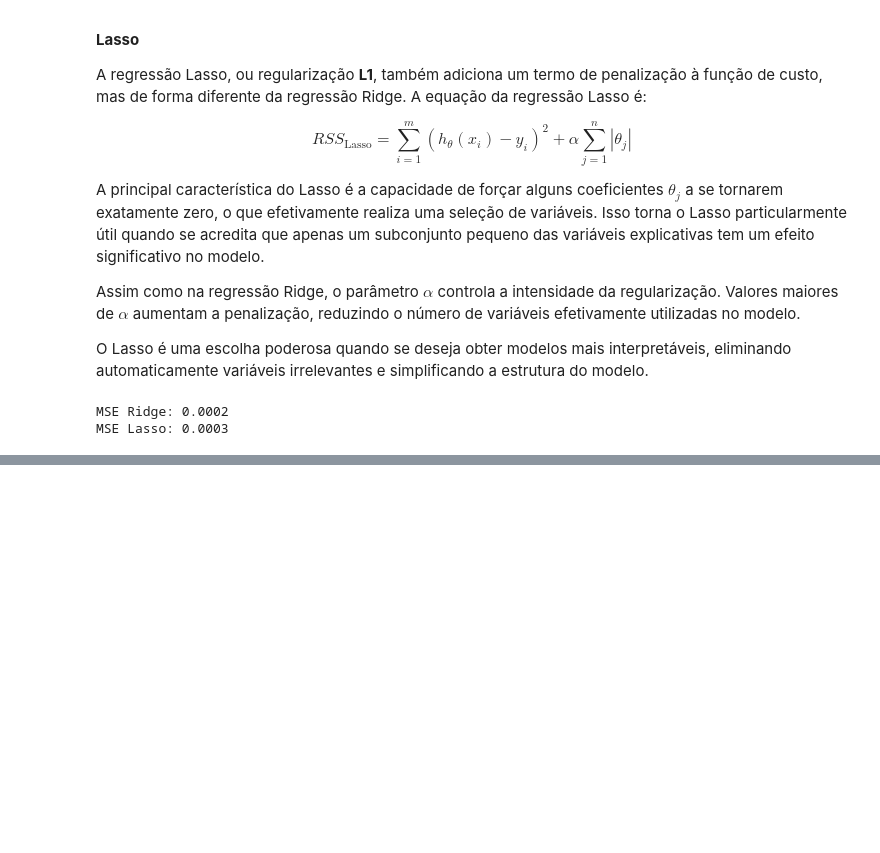
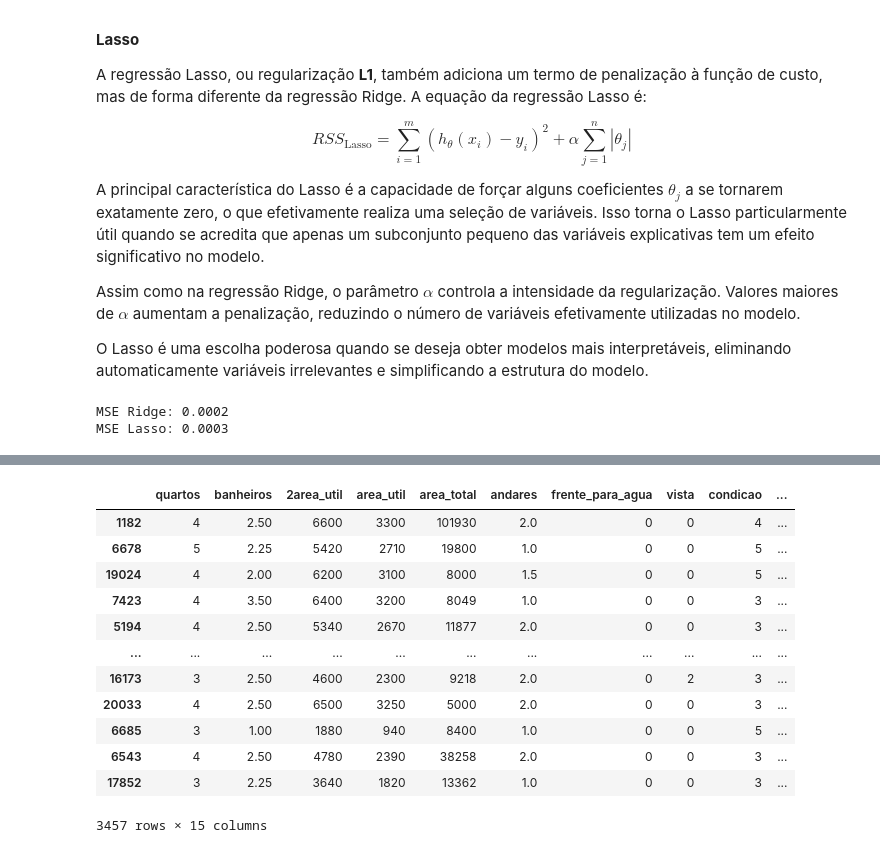
Before and after one commit to cibelerusso/MRASII, a Jupyter notebook: Códigos em Python/SME0823_Regularização_em_modelos_lineares.ipynb, the cells around one changed output, grey strips where cells are left out. Cells and saved outputs as stored; diff of their text form; code cells hidden in the pictures; blank space fills up the shorter version.

```diff
--- a/Códigos em Python/SME0823_Regularização_em_modelos_lineares.ipynb
+++ b/Códigos em Python/SME0823_Regularização_em_modelos_lineares.ipynb
@@ -632,0 +677,5 @@ print(coef_df)
+# %%
+# Definição das covariáveis
+X = train_data[['quartos', 'banheiros', '2area_util', 'area_util', 'area_total', 'andares', 'frente_para_agua', 'vista', 'condicao',
+       'classificacao', 'area_sobre_o_nivel_do_chao', 'area_porao', 'ano_construcao', 'ano_reforma', 'cep']]
+y = train_data['preco_transformado']
@@ -632,0 +700,16 @@ print(coef_df)
+# %%
+X_treino
+# %% [output]
+|  | quartos | banheiros | 2area_util | area_util | area_total | andares | frente_para_agua | vista | condicao | ... |
+| 1182 | 4 | 2.50 | 6600 | 3300 | 101930 | 2.0 | 0 | 0 | 4 | ... |
+| 6678 | 5 | 2.25 | 5420 | 2710 | 19800 | 1.0 | 0 | 0 | 5 | ... |
+| 19024 | 4 | 2.00 | 6200 | 3100 | 8000 | 1.5 | 0 | 0 | 5 | ... |
+| 7423 | 4 | 3.50 | 6400 | 3200 | 8049 | 1.0 | 0 | 0 | 3 | ... |
+| 5194 | 4 | 2.50 | 5340 | 2670 | 11877 | 2.0 | 0 | 0 | 3 | ... |
+| ... | ... | ... | ... | ... | ... | ... | ... | ... | ... | ... |
+| 16173 | 3 | 2.50 | 4600 | 2300 | 9218 | 2.0 | 0 | 2 | 3 | ... |
+| 20033 | 4 | 2.50 | 6500 | 3250 | 5000 | 2.0 | 0 | 0 | 3 | ... |
+| 6685 | 3 | 1.00 | 1880 | 940 | 8400 | 1.0 | 0 | 0 | 5 | ... |
+| 6543 | 4 | 2.50 | 4780 | 2390 | 38258 | 2.0 | 0 | 0 | 3 | ... |
+| 17852 | 3 | 2.25 | 3640 | 1820 | 13362 | 1.0 | 0 | 0 | 3 | ... |
+3457 rows × 15 columns
```
Also changed, not shown: parts of 13 cells of this notebook.
